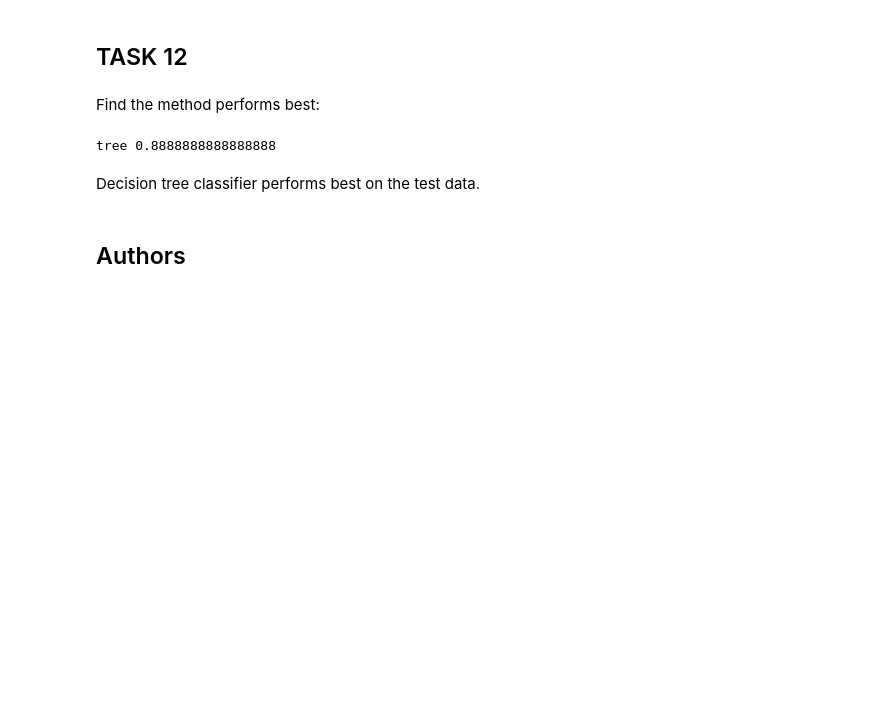
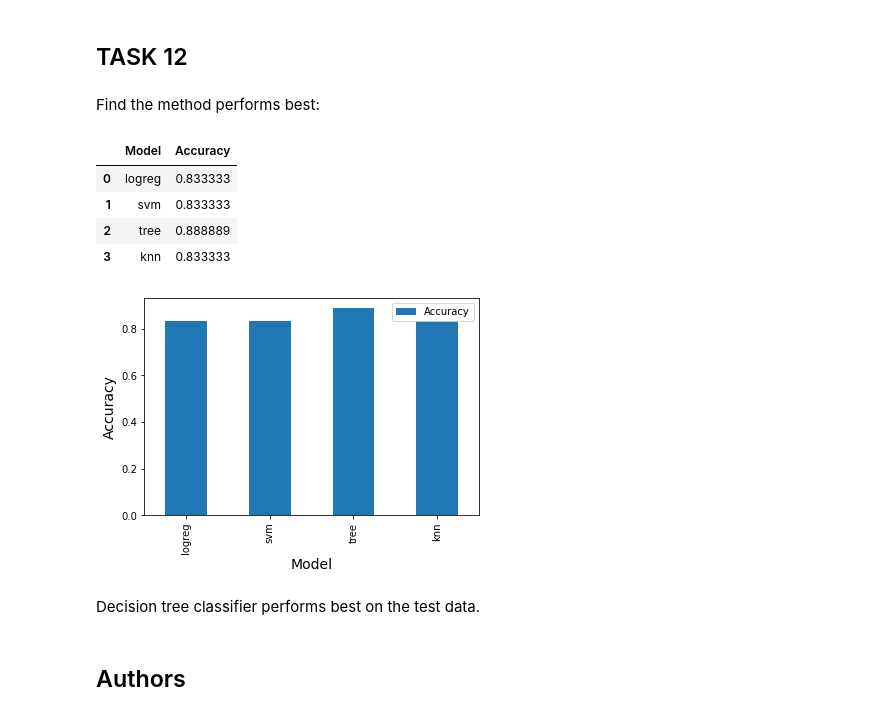
Before and after one commit to zhuoyizhao/public-ibm-applied-data-science-capstone, a Jupyter notebook: Week 4 - Machine Learning Prediction.ipynb, the cells around one changed output. Saved outputs shown, nothing was run; the diff lists cells and outputs as text; code cells hidden in the pictures; blank space fills up the shorter version.

```diff
--- a/Week 4 - Machine Learning Prediction.ipynb
+++ b/Week 4 - Machine Learning Prediction.ipynb
@@ -331,11 +331,21 @@ result['svm'] = svm_accuracy
 result['tree'] = tree_accuracy
 result['knn'] = knn_accuracy
 
-for k, v in result.items():
-    if v == max(result.values()):
-        print(k, v)
+df = pd.DataFrame(result.items(), columns=['Model', 'Accuracy'])
+df
 # %% [output]
-tree 0.8888888888888888
+|  | Model | Accuracy |
+| 0 | logreg | 0.833333 |
+| 1 | svm | 0.833333 |
+| 2 | tree | 0.888889 |
+| 3 | knn | 0.833333 |
+# %%
+df.plot.bar(x='Model', y='Accuracy')
+plt.xlabel("Model",fontsize=14)
+plt.ylabel("Accuracy",fontsize=14)
+plt.show()
+# %% [output]
+[figure, added]
 # %% [markdown]
 Decision tree classifier performs best on the test data.
 # %% [markdown]
```
Also changed, not shown: parts of 1 cell of this notebook.
